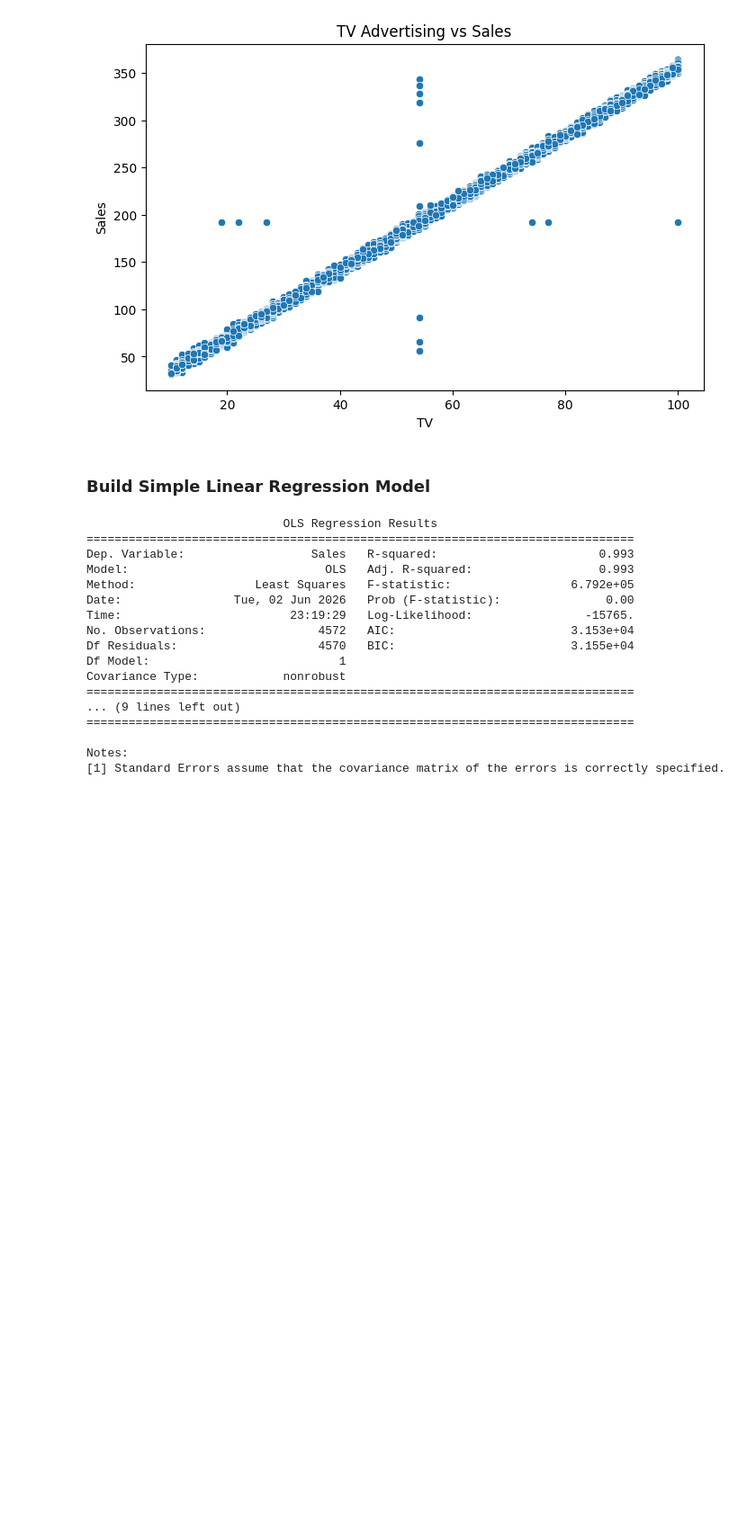
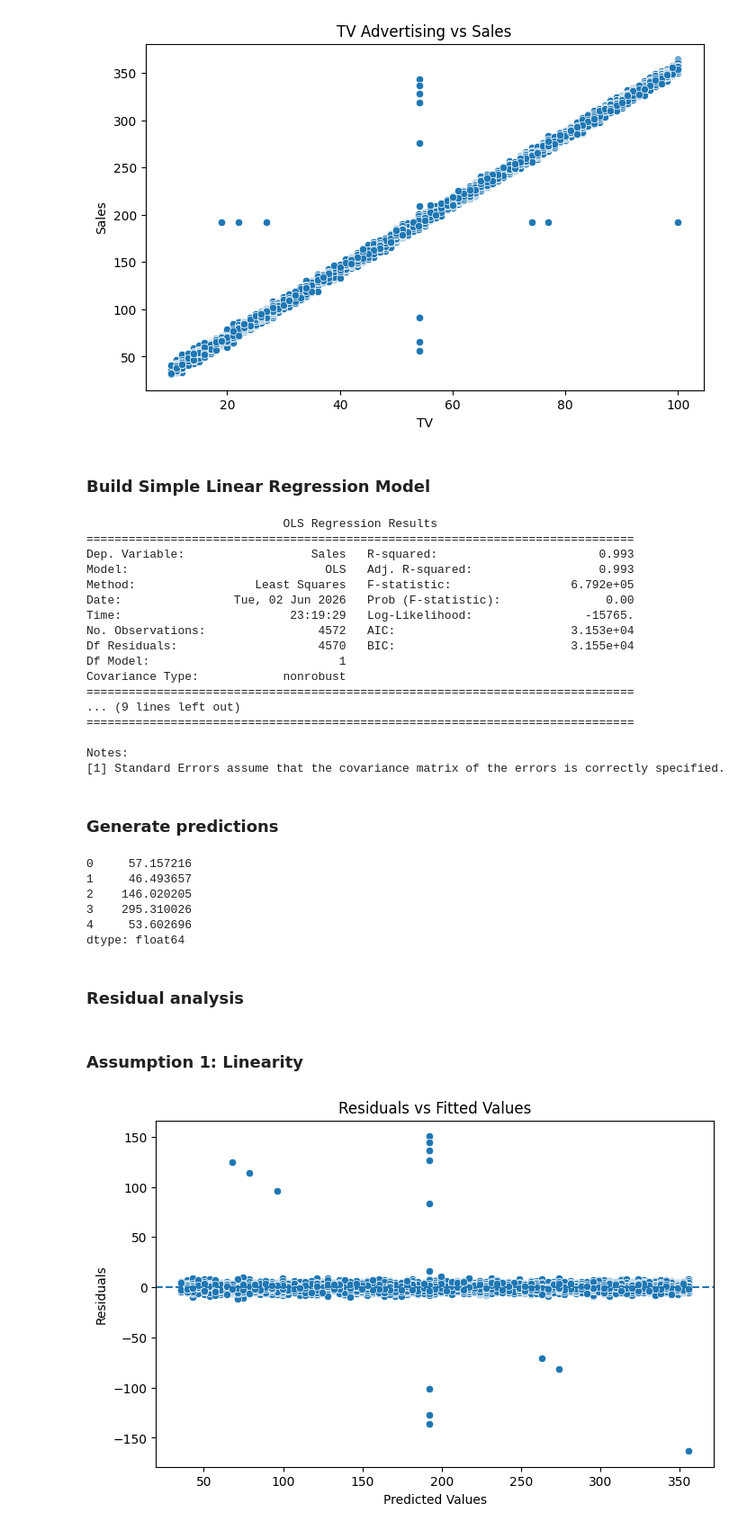
Before and after one commit to lamilekan263/Marketing-ROI-Analysis, a Jupyter notebook: notebooks/regression_analysis.ipynb, the cells around one changed output. Shown at 90% size. Drawn from its saved outputs; the diff is of its cells as text; code cells hidden in the pictures; blank space fills up the shorter version.

```diff
--- a/notebooks/regression_analysis.ipynb
+++ b/notebooks/regression_analysis.ipynb
@@ -28,7 +28,7 @@ def wrangle(filepath:str):
 # %% [markdown]
 ### Overview
 # %%
-marketing = wrangle("./data/marketing_and_sales.csv")
+marketing = wrangle("../data/marketing_and_sales.csv")
 
 marketing.head()
 # %% [output]
@@ -116,3 +116,35 @@ Covariance Type:            nonrobust
 
 Notes:
 [1] Standard Errors assume that the covariance matrix of the errors is correctly specified.
+# %% [markdown]
+### Generate predictions
+# %%
+predictions = model.predict(X)
+
+predictions.head()
+# %% [output]
+0     57.157216
+1     46.493657
+2    146.020205
+3    295.310026
+4     53.602696
+dtype: float64
+# %% [markdown]
+### Residual analysis
+# %%
+residuals = model.resid
+# %% [markdown]
+### Assumption 1: Linearity
+# %%
+plt.figure(figsize=(8, 5))
+
+sns.scatterplot(x=predictions, y=residuals)
+
+plt.axhline(y=0, linestyle="--")
+
+plt.xlabel("Predicted Values")
+plt.ylabel("Residuals")
+plt.title("Residuals vs Fitted Values")
+plt.show()
+# %% [output]
+[figure, added]
```
Also changed, not shown: parts of 6 cells of this notebook, 1 other file.
